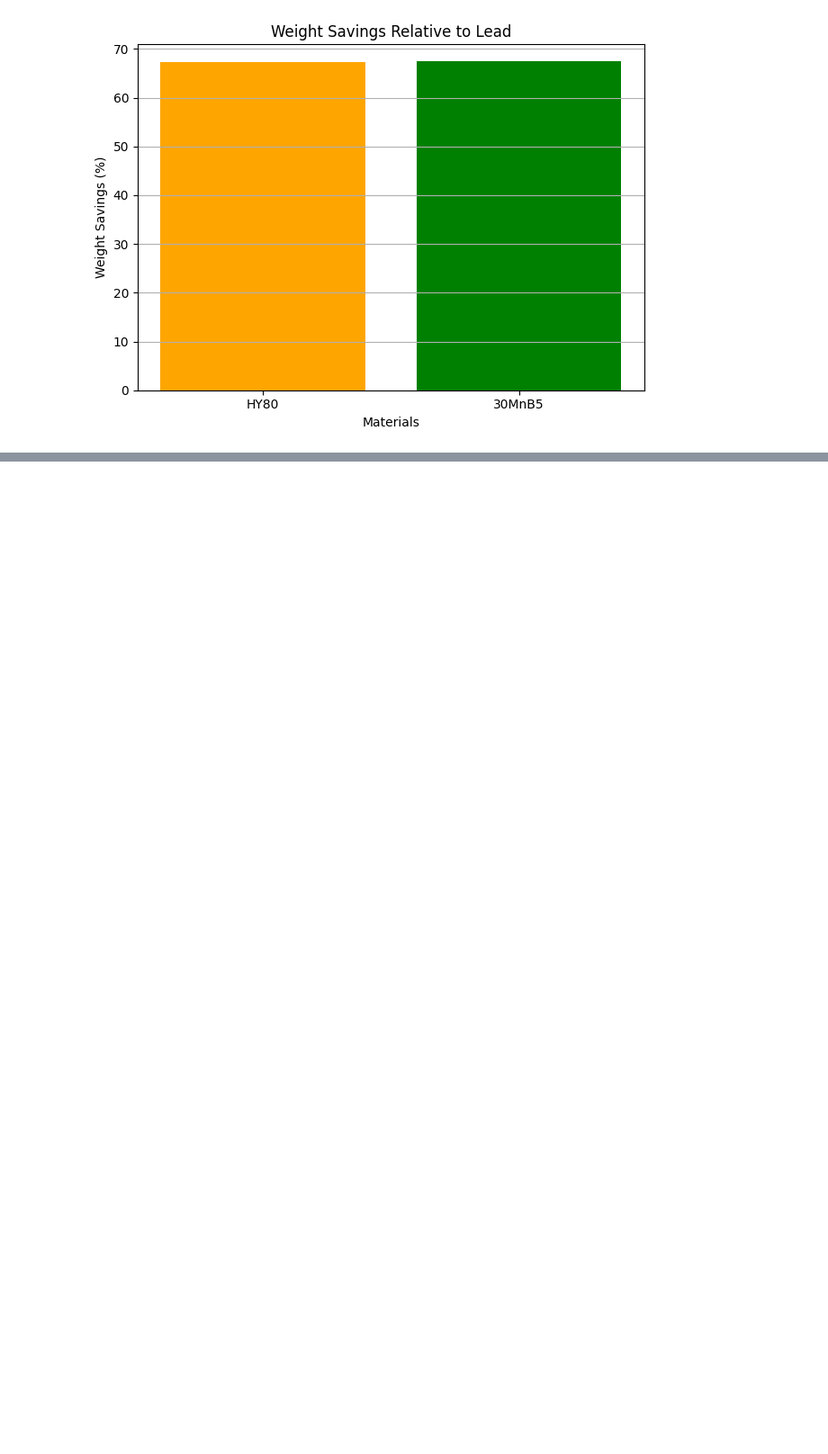
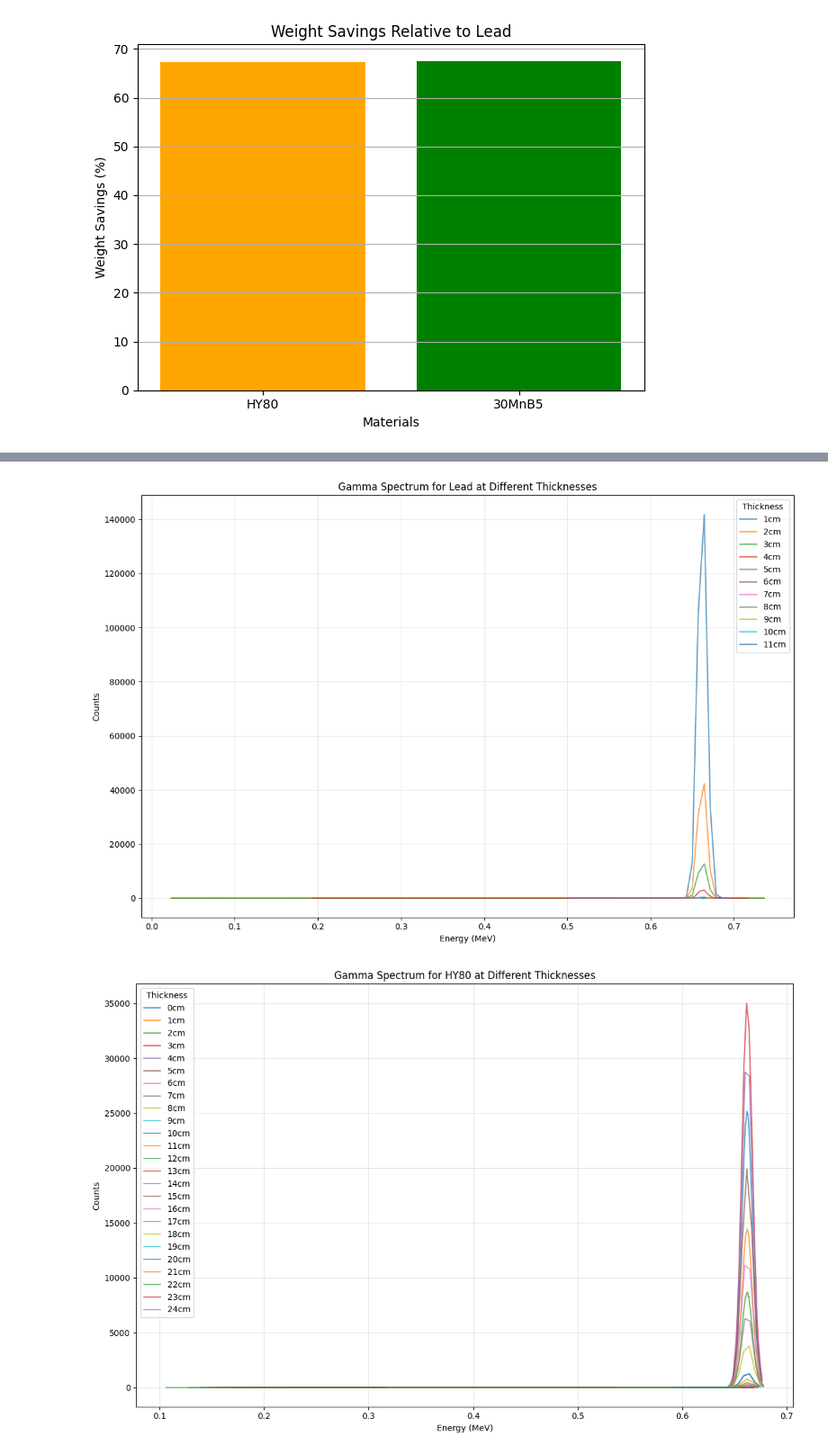
Before and after one commit to ammanielg/Final-Project, a Jupyter notebook: notebooks/main.ipynb, the cells around one changed output, grey strips where cells are left out. Shown at 90% size. Saved outputs shown, nothing was run; the diff lists cells and outputs as text; code cells hidden in the pictures; blank space fills up the shorter version.

Commit message:
Integrated gamma_feature in the notebook

```diff
--- a/notebooks/main.ipynb
+++ b/notebooks/main.ipynb
@@ -321,3 +321,21 @@ This stacked bar chart shows the composition of HY80 and 30MnB5:
 
 1. Analyze the gamma spectroscopy data from the root files for more precise insights into photon attenuation and scattering profiles.
 2. Further refine the simulations to consider hybrid shielding combinations.
+# %%
+import sys
+sys.path.append(os.path.abspath("../scripts"))
+from gamma_analysis import plot_gamma_spectrum
+
+materials = {
+        "Lead": "../data/LEAD",
+        "HY80": "../data/ROOT_HY",
+        "30MnB5": "../data/ROOT_30MNB5"
+    }
+output_path = "../outputs"
+os.makedirs(output_path, exist_ok=True)
+
+for material, directory in materials.items():
+    plot_gamma_spectrum(directory, material, output_path)
+# %% [output]
+[figure, added]
+[figure, added]
```
Also changed, not shown: parts of 5 cells of this notebook, 3 other files.
